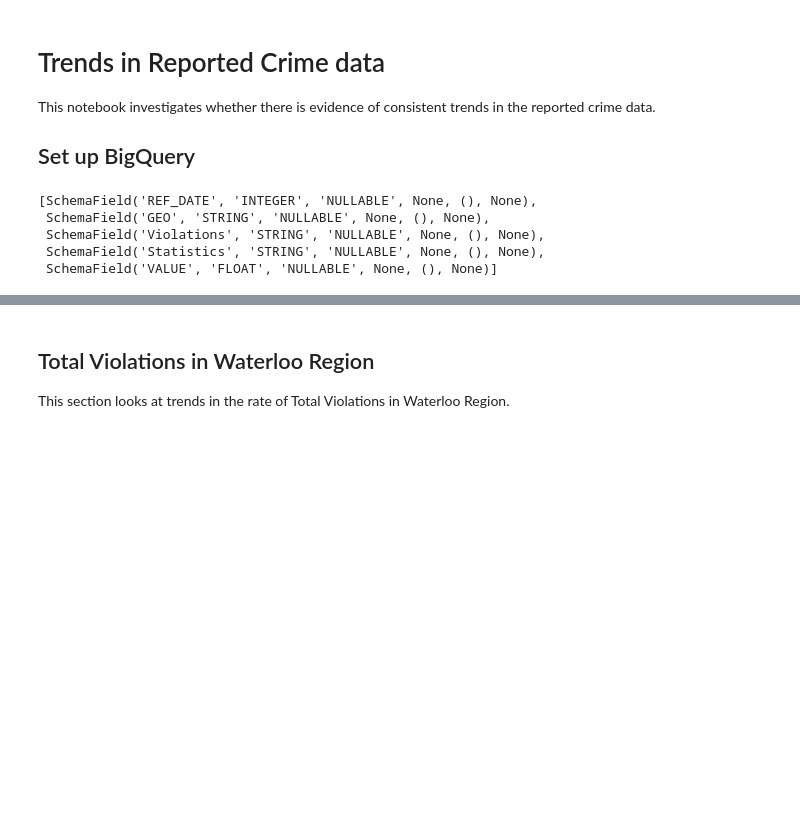
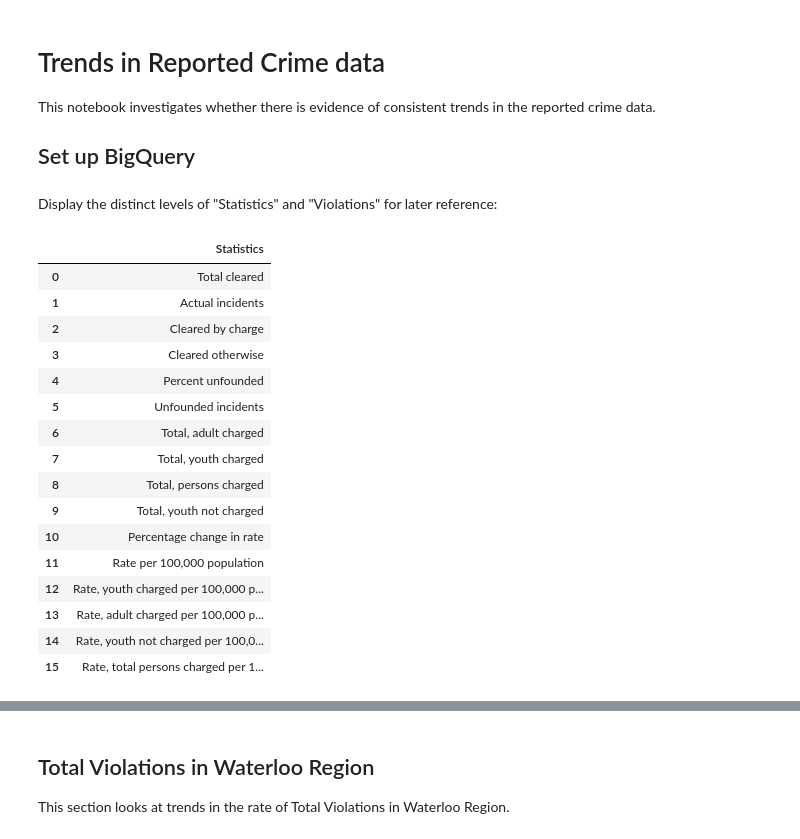
Before and after one commit to craig-sloss/public_data_analysis, a Jupyter notebook: notebooks/trend_investigation.ipynb, the cells around one changed output, grey strips where cells are left out. Cells and saved outputs as stored; diff of their text form; code cells hidden in the pictures; blank space fills up the shorter version.

```diff
--- a/notebooks/trend_investigation.ipynb
+++ b/notebooks/trend_investigation.ipynb
@@ -4,17 +4,3 @@
 This notebook investigates whether there is evidence of consistent trends in the reported crime data.
 
 ## Set up BigQuery
-# %%
-import pandas as pd
-from google.cloud import bigquery
-client = bigquery.Client()
-dataset_ref = client.dataset("reported_crime_data", project = "newsletter-analysis")
-table_ref = dataset_ref.table("all_locations_and_violations")
-table = client.get_table(table_ref)
-table.schema
-# %% [output]
-[SchemaField('REF_DATE', 'INTEGER', 'NULLABLE', None, (), None),
- SchemaField('GEO', 'STRING', 'NULLABLE', None, (), None),
- SchemaField('Violations', 'STRING', 'NULLABLE', None, (), None),
- SchemaField('Statistics', 'STRING', 'NULLABLE', None, (), None),
- SchemaField('VALUE', 'FLOAT', 'NULLABLE', None, (), None)]
@@ -20,0 +15,27 @@ table.schema
+# %% [markdown]
+Display the distinct levels of "Statistics" and "Violations" for later reference:
+# %%
+query = '''
+           SELECT DISTINCT Statistics
+           FROM `newsletter-analysis.reported_crime_data.all_locations_and_violations`
+        '''
+query_job = client.query(query)
+query_job.to_dataframe()
+# %% [output]
+|  | Statistics |
+| 0 | Total cleared |
+| 1 | Actual incidents |
+| 2 | Cleared by charge |
+| 3 | Cleared otherwise |
+| 4 | Percent unfounded |
+| 5 | Unfounded incidents |
+| 6 | Total, adult charged |
+| 7 | Total, youth charged |
+| 8 | Total, persons charged |
+| 9 | Total, youth not charged |
+| 10 | Percentage change in rate |
+| 11 | Rate per 100,000 population |
+| 12 | Rate, youth charged per 100,000 p... |
+| 13 | Rate, adult charged per 100,000 p... |
+| 14 | Rate, youth not charged per 100,0... |
+| 15 | Rate, total persons charged per 1... |
```
Also changed, not shown: parts of 9 cells of this notebook, 1 other file.
